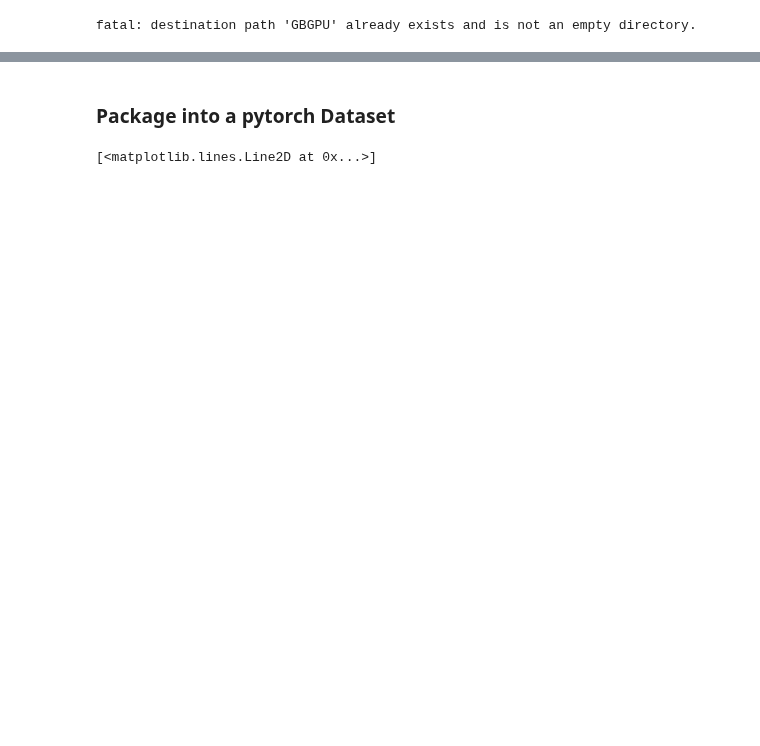
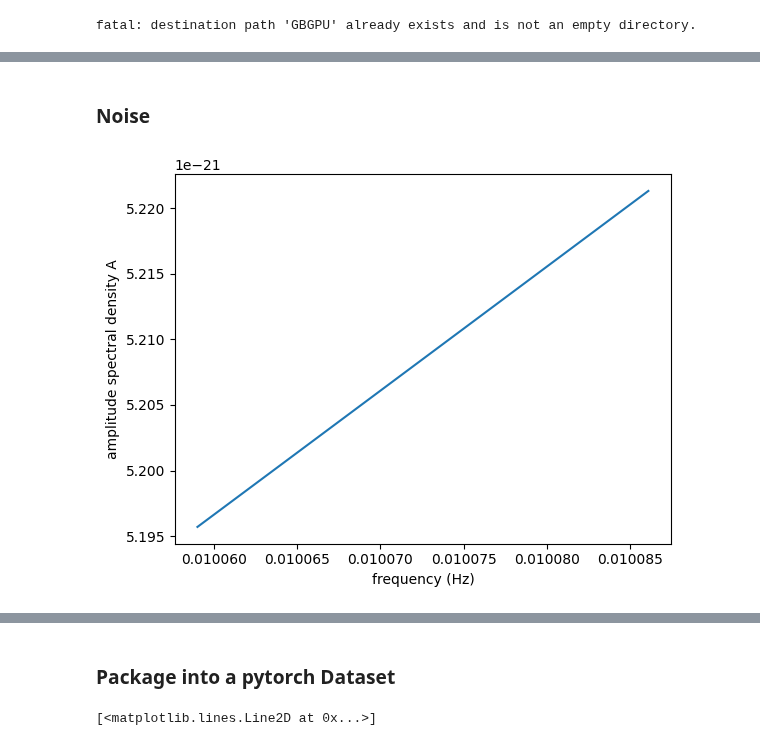
Before and after one commit to NataliaKor/tutorial, a Jupyter notebook: tutorial-ML-for-GWPE.ipynb, the cells around one changed output, grey strips where cells are left out. Saved outputs shown, nothing was run; the diff lists cells and outputs as text; code cells hidden in the pictures; blank space fills up the shorter version.

```diff
--- a/tutorial-ML-for-GWPE.ipynb
+++ b/tutorial-ML-for-GWPE.ipynb
@@ -93,22 +106,19 @@ psi  = np.repeat(0.43, num_samples)
 # %%
 # Waveform settings
 
-Tobs = 31536000.0
-dt = 15.0
+Tobs = 31536000.0  # One-year observation
+dt = 15.0  # Do we need this to be this short? This gives a Nyqist frequency well over twice f_max.
 df = 1./Tobs
 
-#print('fvec_min = ', f0_min - df*64)
-#print('fvec_max = ', f0_max + df*64)
+# Choose a frequency range that will fit all of the waveforms, i.e., slightly larger than [f0_lower, f0_upper].
+f_min = 0.010059
+f_max = 0.0100861
 
-fvec_min = 0.010059
-fvec_max = 0.0100861
-
-# Put the waveform in the common frequency band
-k_min = np.round(fvec_min/df).astype(int)
-k_max = np.round(fvec_max/df).astype(int)
-num = k_max - k_min
-
-freqs = (np.arange(num) + k_min)*df
+# Define the frequency grid.
+num_bins = int((f_max - f_min) / df) + 1
+sample_frequencies = np.linspace(f_min, f_max, num=num_bins)
+# %% [markdown]
+### Noise
 # %%
 # Noise PSD
 
@@ -120,3 +130,10 @@ asdE = np.sqrt(psdE)
+# %%
+plt.plot(sample_frequencies, asdA)
+plt.xlabel('frequency (Hz)')
+plt.ylabel('amplitude spectral density A')
+plt.show()
+# %% [output]
+[figure, added]
 # %%
 # Generate training waveforms
 N_points = 128
```
Also changed, not shown: parts of 38 cells of this notebook, 1 other file.
